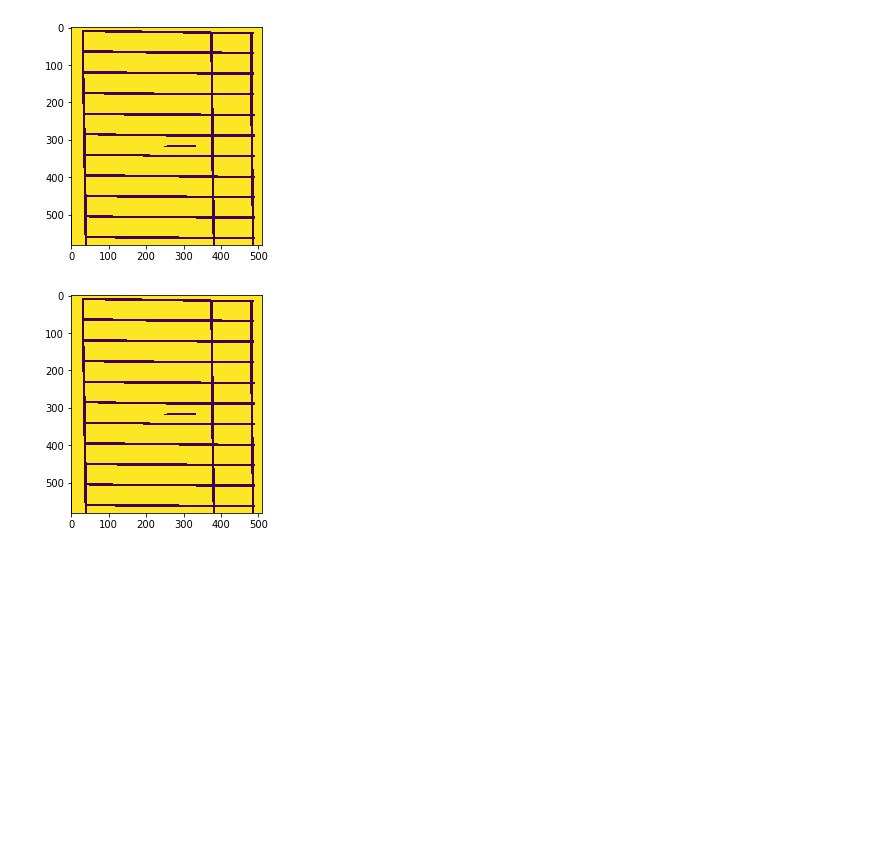
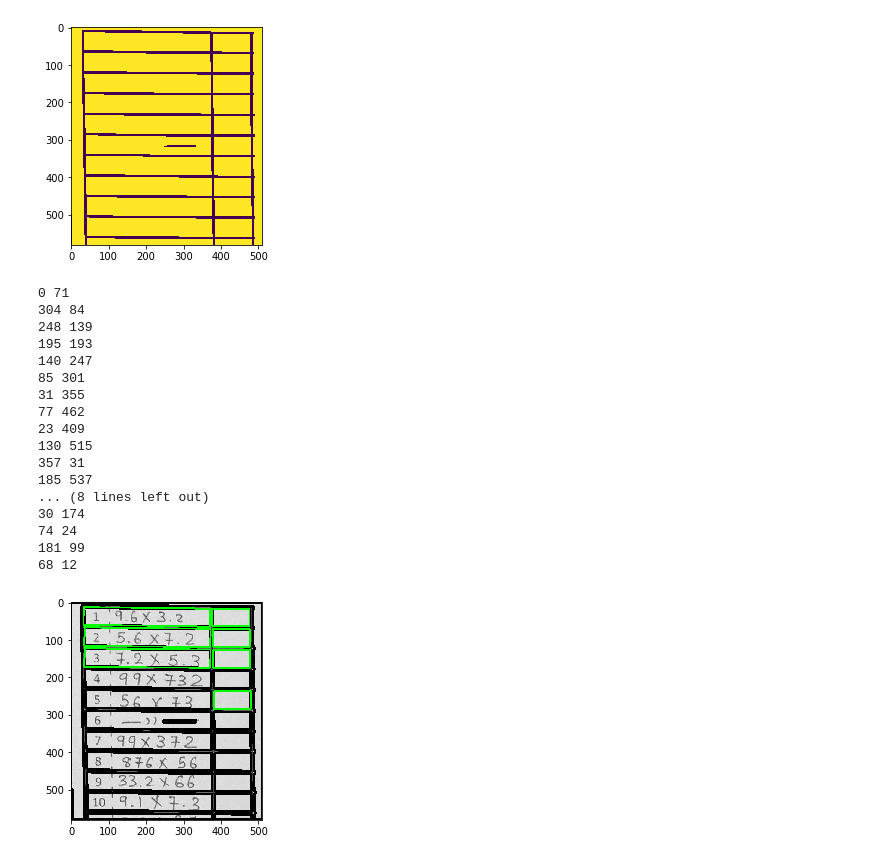
Before and after one commit to dewagter/notebook, a Jupyter notebook: Attempt.ipynb, the cells around one changed output. Cells and saved outputs as stored; diff of their text form; code cells hidden in the pictures; blank space fills up the shorter version.

Commit message:
barcode

```diff
--- a/Attempt.ipynb
+++ b/Attempt.ipynb
@@ -107,13 +107,65 @@ plt.imshow(img_final_bin)
 plt.show()
 # %% [output]
 [figure]
-# %%
-# Find contours for image, which will detect all the boxes
-im2, contours = cv2.findContours(img_final_bin, cv2.RETR_TREE, cv2.CHAIN_APPROX_SIMPLE)
-# Sort all the contours by top to bottom.
-#(contours, boundingBoxes) = sort_contours(contours, method="top-to-bottom")
-
-plt.imshow(img_final_bin)
-plt.show()
-# %% [output]
-[figure, removed]
+# %%
+# Find contours for image, which will detect all the boxes
+contours = cv2.findContours(img_final_bin, cv2.RETR_TREE, cv2.CHAIN_APPROX_SIMPLE)
+# Sort all the contours by top to bottom.
+#(contours, boundingBoxes) = sort_contours(contours, method="top-to-bottom")
+
+#print(im2)
+#print(contours)
+
+#for c in contours:
+#    print(c[0])
+
+#cv2.copyImage(img,final)
+#    cv2.drawContours(img, c, -1, (0,0,0), 5)
+
+#cv2.drawContours(img, contours, -1, (0,0,0), 5)
+
+#plt.imshow(img)
+#plt.show()
+
+cnts = imutils.grab_contours(contours)
+
+# draw a bounding box arounded the detected barcode and display the
+# image
+result = cv2.cvtColor(img,cv2.COLOR_RGB2BGR)
+
+cc = sorted(cnts, key = cv2.contourArea, reverse = True)
+
+for c in cc:
+    # compute the rotated bounding box of the largest contour
+    rect = cv2.minAreaRect(c)
+    box = cv2.cv.BoxPoints(rect) if imutils.is_cv2() else cv2.boxPoints(rect)
+    box = np.int0(box)
+
+    dx = abs(box[0][0] - box[2][1])
+    dy = abs(box[0][1] - box[2][0])
+    print(dx,dy)
+
+    if dx > 200:
+        cv2.drawContours(result, [box], -1, (0, 255, 0), 3)
+
+plt.imshow(result)
+plt.show()
+# %% [output]
+0 71
+304 84
+248 139
+195 193
+140 247
+85 301
+31 355
+77 462
+23 409
+130 515
+357 31
+185 537
+... (8 lines left out)
+30 174
+74 24
+181 99
+68 12
+[figure, added]
```
Also changed, not shown: parts of 6 cells of this notebook, 1 other file.
